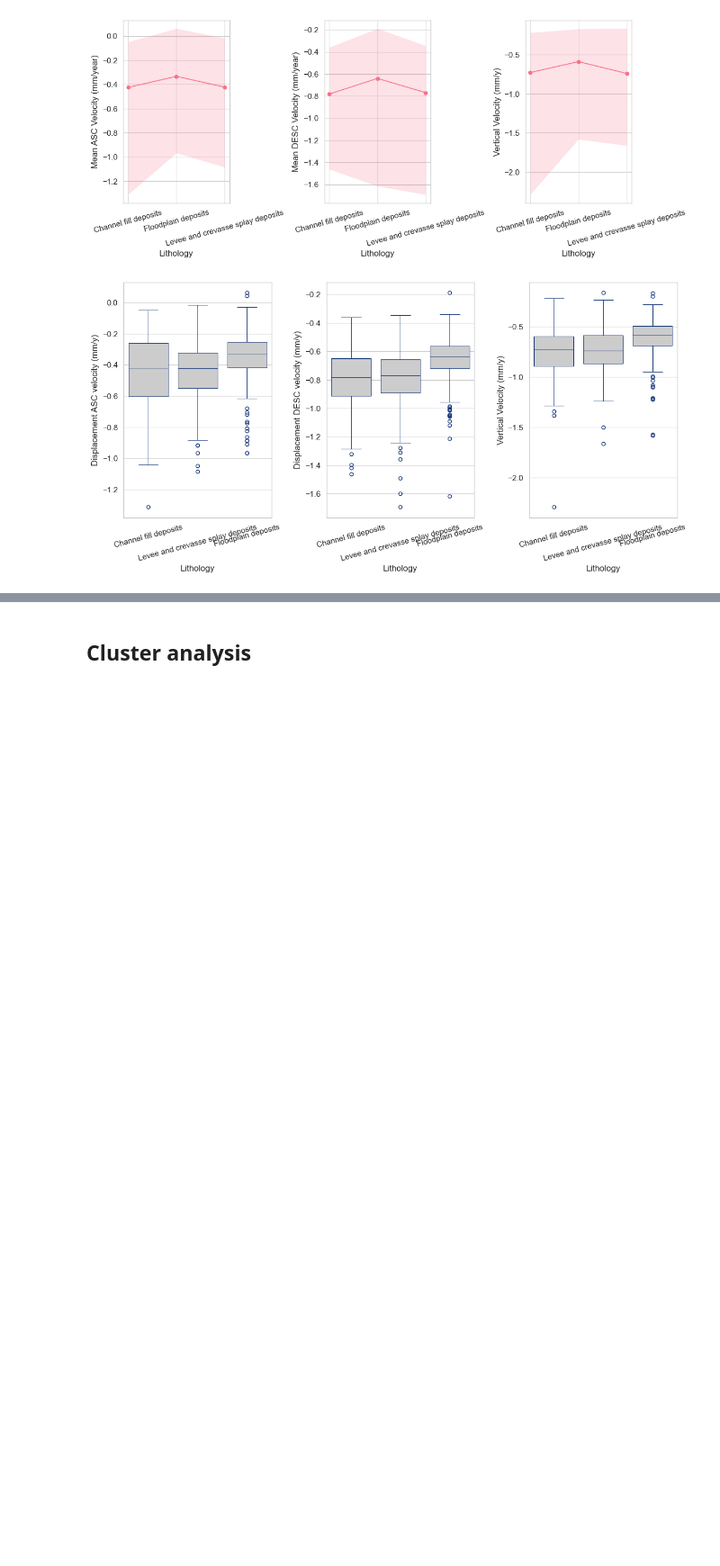
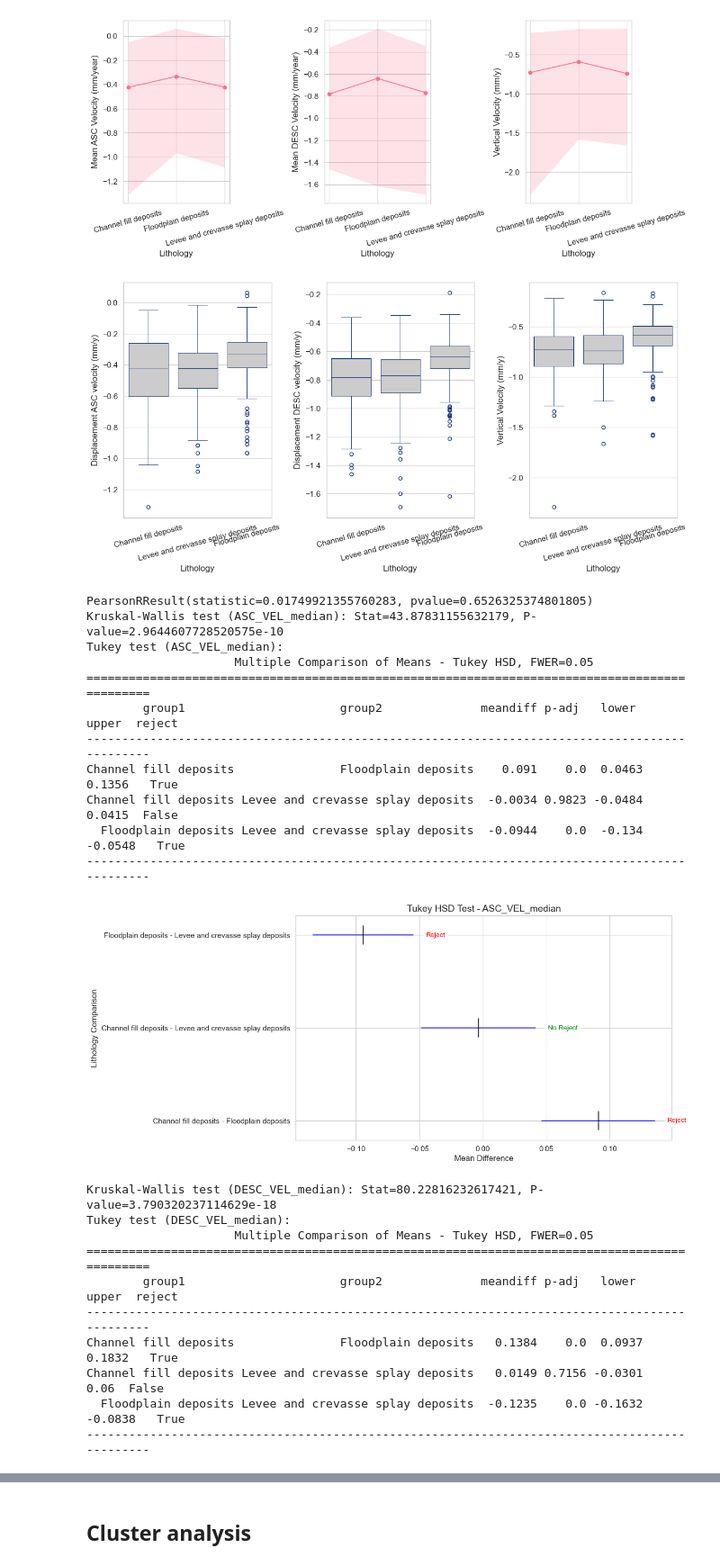
Before and after one commit to gmastrantoni/Geo-Clustering-Building-Displacements, a Jupyter notebook: Ferrara/ML_Clustering_FE.ipynb, the cells around one changed output, grey strips where cells are left out. Shown at 90% size. Cells and saved outputs as stored; diff of their text form; code cells hidden in the pictures; blank space fills up the shorter version.

Commit message:
performed tukey test

```diff
--- a/Ferrara/ML_Clustering_FE.ipynb
+++ b/Ferrara/ML_Clustering_FE.ipynb
@@ -251,3 +236,69 @@ plt.tight_layout()
 plt.show()
 # %% [output]
 [figure]
+# %%
+# Calculate the correlation between displacement and other geological attributes
+correlation = pearsonr(data_clean['Lithology_enc'], data_clean[ud_vel])
+print(correlation)
+
+ordinal = [asc_vel, desc_vel, ud_vel] #  asc_cum, desc_cum
+nominal = 'Lithology'
+
+# ANOVA/Kruskal-Wallis test for deformation rates across different geological types
+for v in ordinal:
+    groups = [data_clean[v][data_clean[nominal] == gt] for gt in data_clean[nominal].unique()]
+    stat, p_value = kruskal(*groups)
+    print(f'Kruskal-Wallis test ({v}): Stat={stat}, P-value={p_value}')
+    # Tukey test
+    if p_value < 0.05:
+        tukey = pairwise_tukeyhsd(data_clean[v], data_clean[nominal])
+        tukey_summary = tukey.summary()
+        print(f'Tukey test ({v}):\n{tukey_summary}')
+
+        # Plot Tukey test results
+        fig, ax = plt.subplots(figsize=(10, 6))
+        for i in range(len(tukey._results_table.data) - 1):
+            group1, group2, meandiff, p_adj, lower, upper, reject = tukey._results_table.data[i + 1]
+            y_pos = i + 1  # y-axis position
+
+            ax.plot([lower, upper], [y_pos, y_pos], color='blue')
+            ax.plot([meandiff, meandiff], [y_pos - 0.1, y_pos + 0.1], color='black')
+
+            # annotate reject result
+            ax.text(upper + 0.01, y_pos, 'Reject' if reject else 'No Reject',
+                    color='red' if reject else 'green',
+                    ha='left', va='center', fontsize=10, bbox=dict(facecolor='white', alpha=0.8))
+
+        ax.set_yticks(range(1, len(tukey._results_table.data)))
+        ax.set_yticklabels([f'{group1} - {group2}' for group1, group2 in zip(
+            [row[0] for row in tukey._results_table.data[1:]],
+            [row[1] for row in tukey._results_table.data[1:]]
+            )])
+        ax.set_title(f'Tukey HSD Test - {v}')
+        ax.set_xlabel('Mean Difference')
+        ax.set_ylabel('Lithology Comparison')
+
+        plt.show()
+# %% [output]
+PearsonRResult(statistic=0.01749921355760283, pvalue=0.6526325374801805)
+Kruskal-Wallis test (ASC_VEL_median): Stat=43.87831155632179, P-value=2.9644607728520575e-10
+Tukey test (ASC_VEL_median):
+                     Multiple Comparison of Means - Tukey HSD, FWER=0.05
+==============================================================================================
+        group1                      group2              meandiff p-adj   lower   upper  reject
+----------------------------------------------------------------------------------------------
+Channel fill deposits               Floodplain deposits    0.091    0.0  0.0463  0.1356   True
+Channel fill deposits Levee and crevasse splay deposits  -0.0034 0.9823 -0.0484  0.0415  False
+  Floodplain deposits Levee and crevasse splay deposits  -0.0944    0.0  -0.134 -0.0548   True
+----------------------------------------------------------------------------------------------
+[figure, added]
+Kruskal-Wallis test (DESC_VEL_median): Stat=80.22816232617421, P-value=3.790320237114629e-18
+Tukey test (DESC_VEL_median):
+                     Multiple Comparison of Means - Tukey HSD, FWER=0.05
+==============================================================================================
+        group1                      group2              meandiff p-adj   lower   upper  reject
+----------------------------------------------------------------------------------------------
+Channel fill deposits               Floodplain deposits   0.1384    0.0  0.0937  0.1832   True
+Channel fill deposits Levee and crevasse splay deposits   0.0149 0.7156 -0.0301    0.06  False
+  Floodplain deposits Levee and crevasse splay deposits  -0.1235    0.0 -0.1632 -0.0838   True
+----------------------------------------------------------------------------------------------
```
Also changed, not shown: parts of 5 cells of this notebook.
